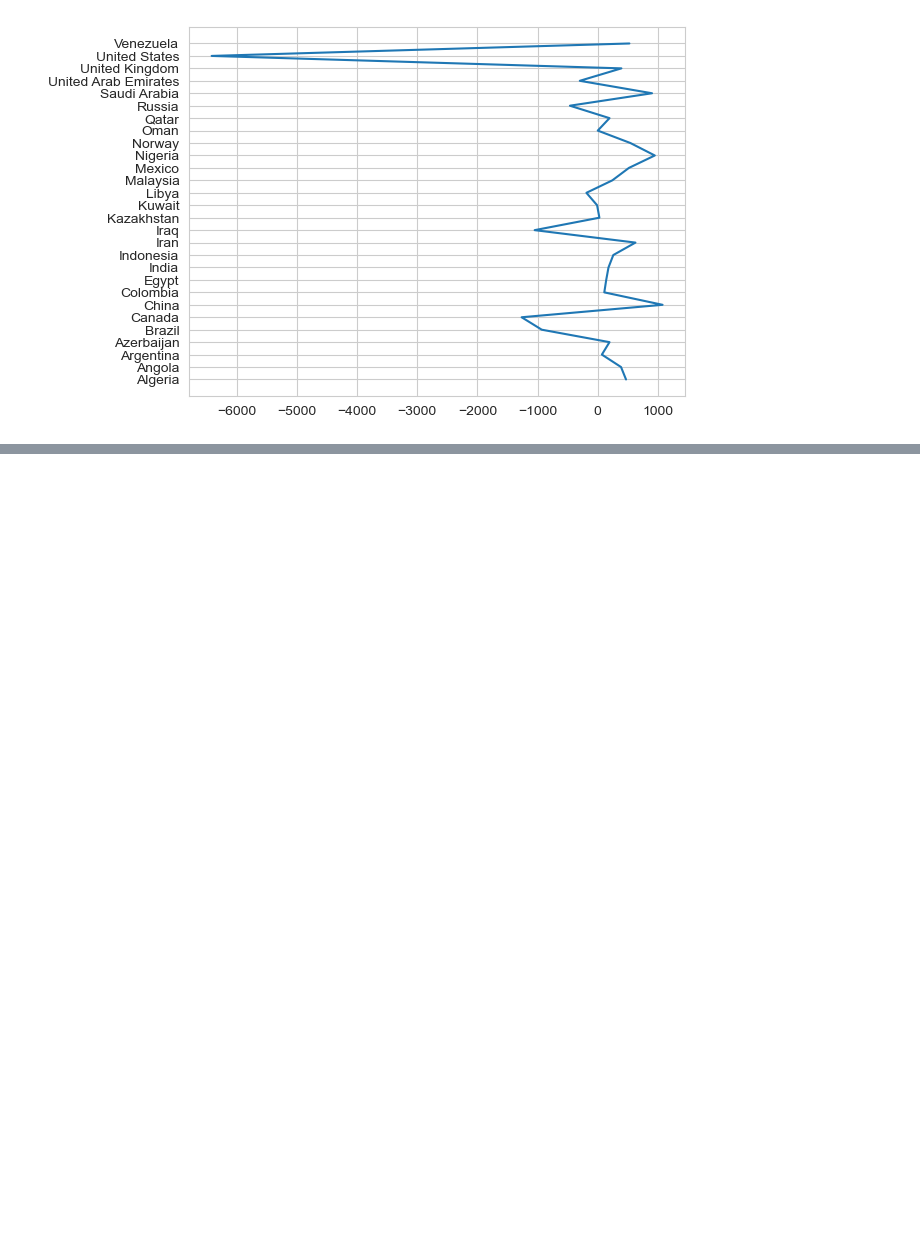
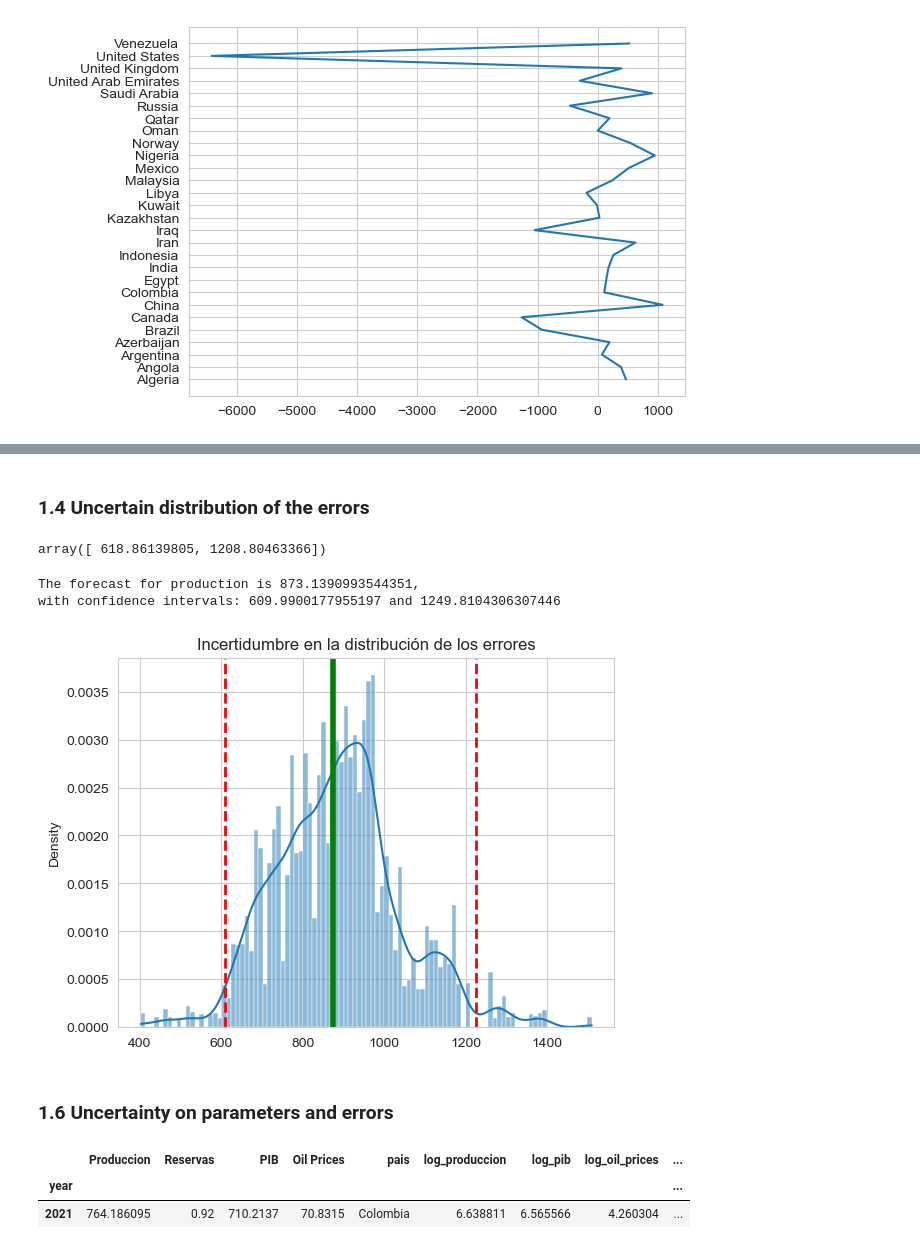
Before and after one commit to remg1997/time_series, a Jupyter notebook: Taller1/Taller1.ipynb, the cells around one changed output, grey strips where cells are left out. Saved outputs shown, nothing was run; the diff lists cells and outputs as text; code cells hidden in the pictures; blank space fills up the shorter version.

```diff
--- a/Taller1/Taller1.ipynb
+++ b/Taller1/Taller1.ipynb
@@ -250,0 +426,2 @@ plt.plot(errors, results['pais'])
+# %% [markdown]
+### 1.4 Uncertain distribution of the errors
@@ -250,0 +430,27 @@ plt.plot(errors, results['pais'])
+# %%
+residuals = model2.resid
+# %%
+non_par_errors = random.choices(residuals, k = 10000)
+# %%
+norm_errors = np.exp(non_par_errors+ new_pred)
+# %%
+density = np.percentile(norm_errors, [2.5,97.5])
+density
+# %% [output]
+array([ 618.86139805, 1208.80463366])
+# %%
+print(f"The forecast for production is {new_pred_norm[0]},\nwith confidence intervals: {np.exp(lower)[0]} and {np.exp(upper)[0]}")
+# %% [output]
+The forecast for production is 873.1390993544351,
+with confidence intervals: 609.9900177955197 and 1249.8104306307446
+# %%
+sns.histplot(norm_errors,  stat = 'density', kde = True, bins = 100)
+plt.axvline(density[0], color='r', linestyle='--', lw=2)
+plt.axvline(density[1], color='r', linestyle='--', lw=2)
+plt.axvline(new_pred_norm, color = 'g', lw = 4)
+plt.title('Incertidumbre en la distribución de los errores')
+plt.savefig('./plots/density_1,2,5.png', dpi = dpi)
+# %% [output]
+[figure, added]
+# %% [markdown]
+### 1.6 Uncertainty on parameters and errors
@@ -250,0 +465,6 @@ plt.plot(errors, results['pais'])
+# %%
+act_values
+# %% [output]
+|  | Produccion | Reservas | PIB | Oil Prices | pais | log_produccion | log_pib | log_oil_prices | ... |
+| year |  |  |  |  |  |  |  |  | ... |
+| 2021 | 764.186095 | 0.92 | 710.2137 | 70.8315 | Colombia | 6.638811 | 6.565566 | 4.260304 | ... |
```
Also changed, not shown: parts of 47 cells of this notebook, 7 other files.
